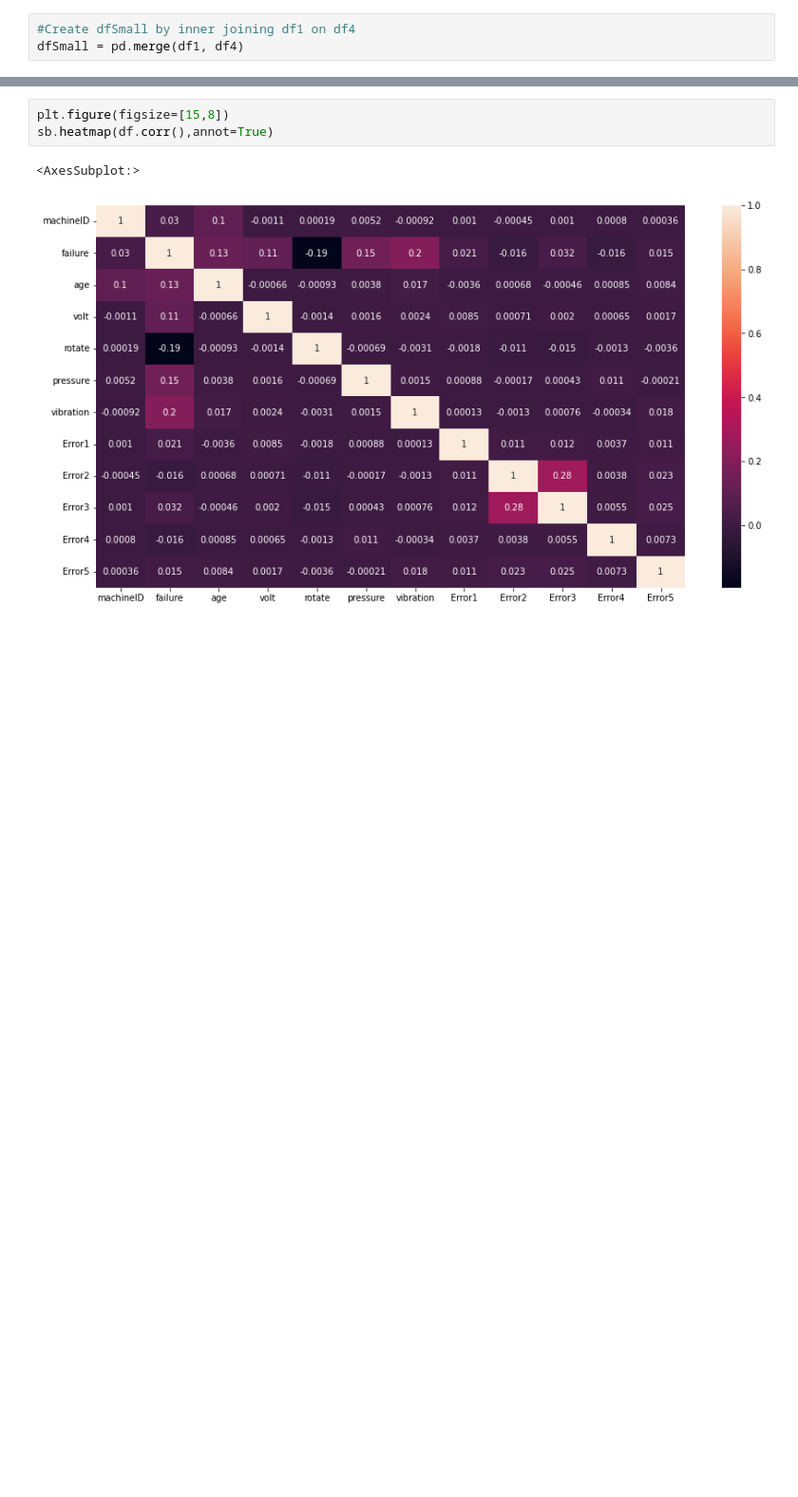
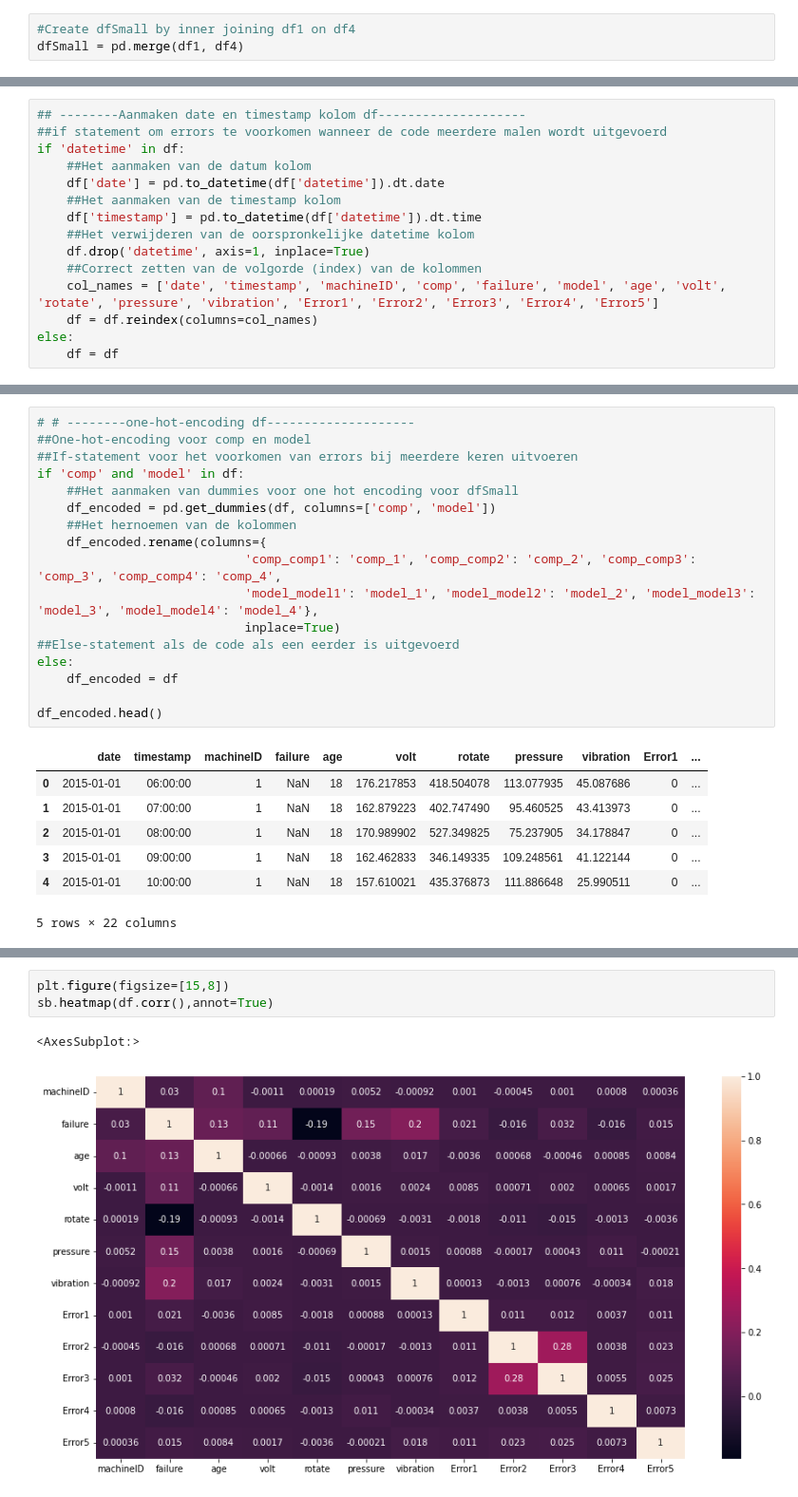
Before and after one commit to Intux404/Predictive_Maintenance, a Jupyter notebook: Predictive_Maintenance_nieuw.ipynb, the cells around one changed output, grey strips where cells are left out. Shown at 95% size. Saved outputs shown, nothing was run; the diff lists cells and outputs as text; blank space fills up the shorter version.

```diff
--- a/Predictive_Maintenance_nieuw.ipynb
+++ b/Predictive_Maintenance_nieuw.ipynb
@@ -473,0 +492,15 @@ df.tail()
+# %%
+## --------Aanmaken date en timestamp kolom df--------------------
+##if statement om errors te voorkomen wanneer de code meerdere malen wordt uitgevoerd
+if 'datetime' in df:
+    ##Het aanmaken van de datum kolom
+    df['date'] = pd.to_datetime(df['datetime']).dt.date
+    ##Het aanmaken van de timestamp kolom
+    df['timestamp'] = pd.to_datetime(df['datetime']).dt.time
+    ##Het verwijderen van de oorspronkelijke datetime kolom
+    df.drop('datetime', axis=1, inplace=True)
+    ##Correct zetten van de volgorde (index) van de kolommen
+    col_names = ['date', 'timestamp', 'machineID', 'comp', 'failure', 'model', 'age', 'volt', 'rotate', 'pressure', 'vibration', 'Error1', 'Error2', 'Error3', 'Error4', 'Error5']
+    df = df.reindex(columns=col_names)
+else:
+    df = df
@@ -473,0 +535,25 @@ df.tail()
+# %%
+# # --------one-hot-encoding df--------------------
+##One-hot-encoding voor comp en model
+##If-statement voor het voorkomen van errors bij meerdere keren uitvoeren
+if 'comp' and 'model' in df:
+    ##Het aanmaken van dummies voor one hot encoding voor dfSmall
+    df_encoded = pd.get_dummies(df, columns=['comp', 'model'])
+    ##Het hernoemen van de kolommen
+    df_encoded.rename(columns={
+                            'comp_comp1': 'comp_1', 'comp_comp2': 'comp_2', 'comp_comp3': 'comp_3', 'comp_comp4': 'comp_4',
+                            'model_model1': 'model_1', 'model_model2': 'model_2', 'model_model3': 'model_3', 'model_model4': 'model_4'},
+                            inplace=True)
+##Else-statement als de code als een eerder is uitgevoerd
+else:
+    df_encoded = df
+
+df_encoded.head()
+# %% [output]
+|  | date | timestamp | machineID | failure | age | volt | rotate | pressure | vibration | Error1 | ... |
+| 0 | 2015-01-01 | 06:00:00 | 1 | NaN | 18 | 176.217853 | 418.504078 | 113.077935 | 45.087686 | 0 | ... |
+| 1 | 2015-01-01 | 07:00:00 | 1 | NaN | 18 | 162.879223 | 402.747490 | 95.460525 | 43.413973 | 0 | ... |
+| 2 | 2015-01-01 | 08:00:00 | 1 | NaN | 18 | 170.989902 | 527.349825 | 75.237905 | 34.178847 | 0 | ... |
+| 3 | 2015-01-01 | 09:00:00 | 1 | NaN | 18 | 162.462833 | 346.149335 | 109.248561 | 41.122144 | 0 | ... |
+| 4 | 2015-01-01 | 10:00:00 | 1 | NaN | 18 | 157.610021 | 435.376873 | 111.886648 | 25.990511 | 0 | ... |
+5 rows × 22 columns
```
Also changed, not shown: parts of 38 cells of this notebook.
